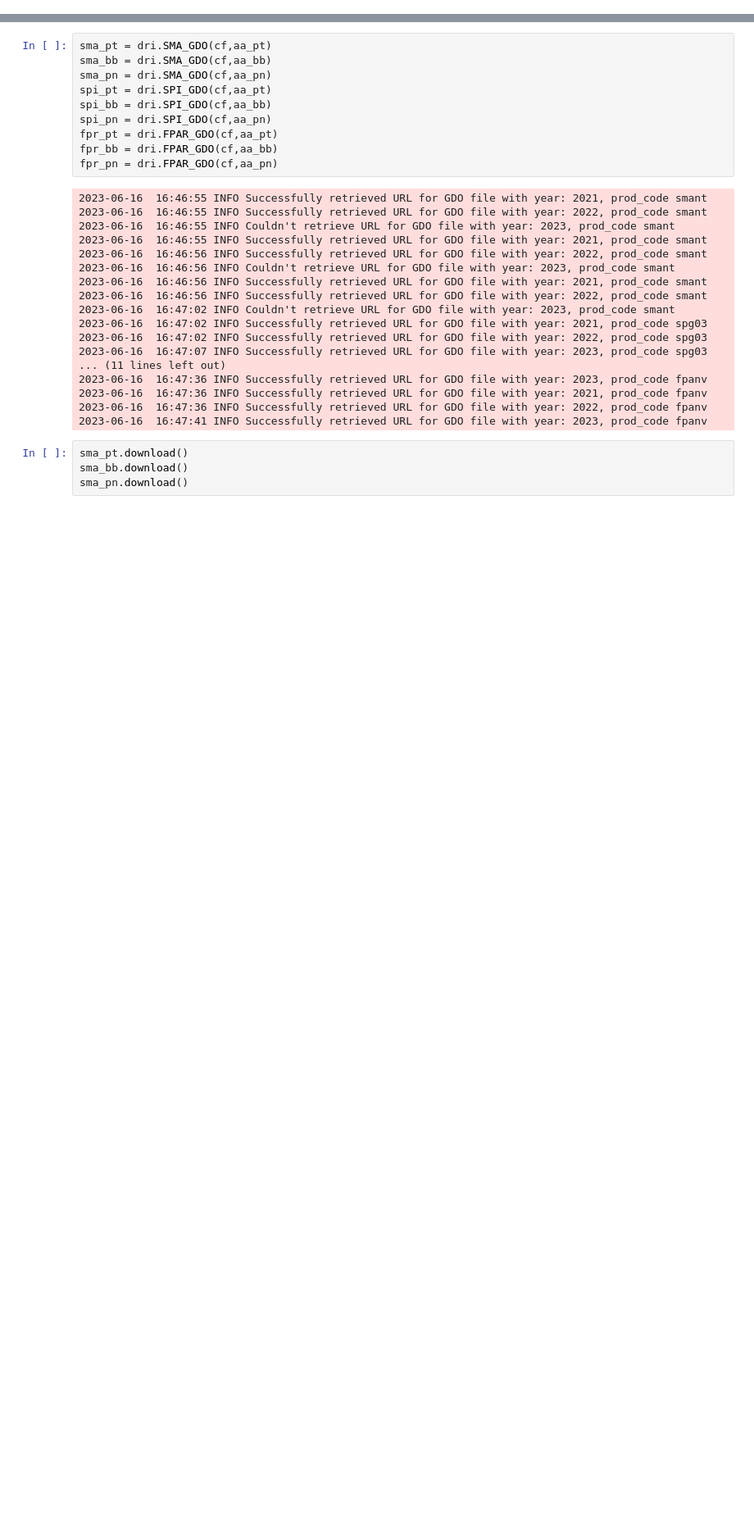
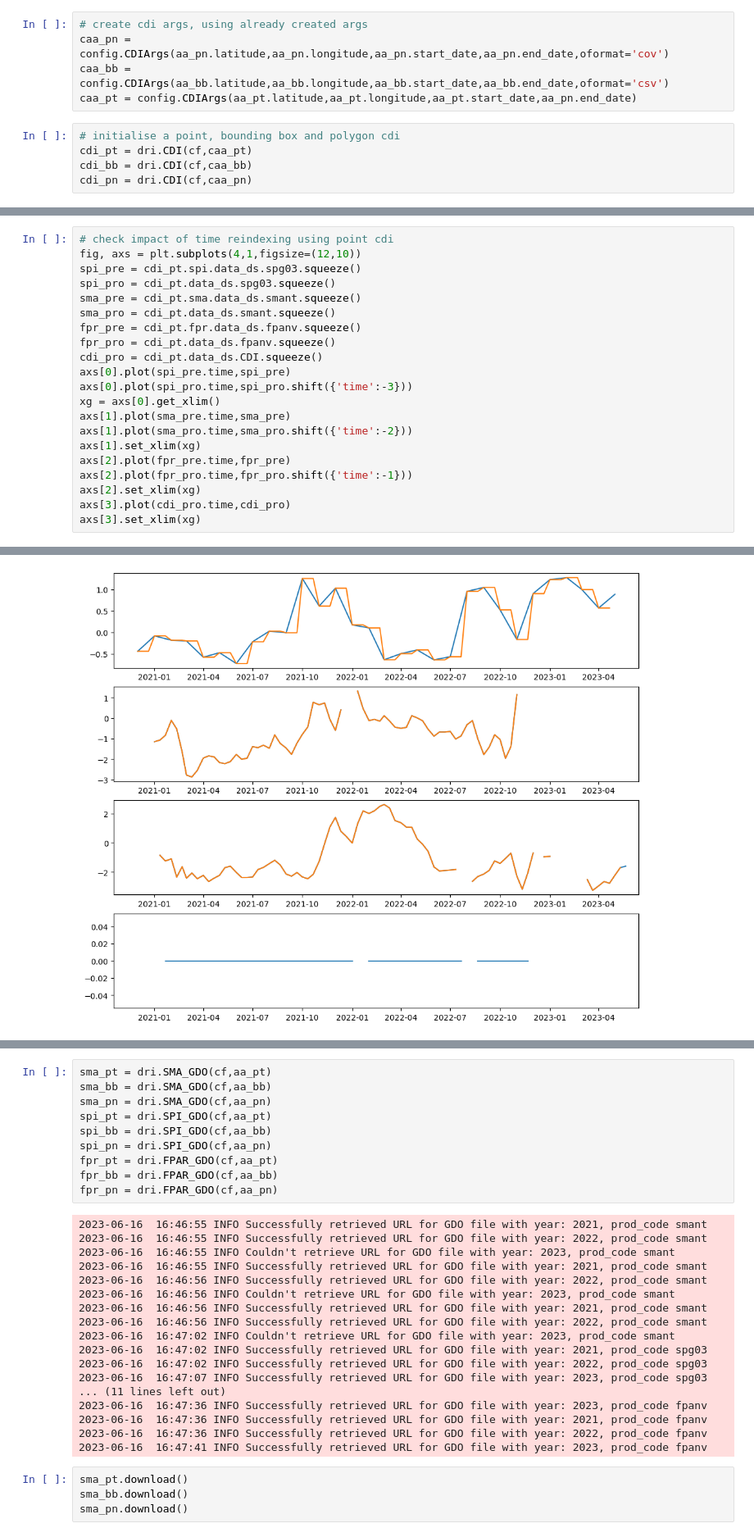
Before and after one commit to pixalytics-ltd/Climate-drought, a Jupyter notebook: test_cdi.ipynb, the cells around one changed output, grey strips where cells are left out. Shown at 82% size. Saved outputs shown, nothing was run; the diff lists cells and outputs as text; blank space fills up the shorter version.

```diff
--- a/test_cdi.ipynb
+++ b/test_cdi.ipynb
@@ -24,3 +19,13 @@ cf = config.Config(outdir= 'output',indir='input',verbose=False)
 aa_pt = config.AnalysisArgs(latitude=38.5,longitude=-119.5,start_date='20210121',end_date='20230531',oformat='cov')
 aa_bb = config.AnalysisArgs(latitude=[38.5,40.5],longitude=[-119.5,-117.5],start_date='20210121',end_date='20230531')
 aa_pn = config.AnalysisArgs(latitude=[38.5,40.5,38,38.5,38.5],longitude=[-119.5,-117.5,-118,-117.5,-116.5],start_date='20210121',end_date='20230531',oformat='cov')
+# %%
+# create cdi args, using already created args
+caa_pn = config.CDIArgs(aa_pn.latitude,aa_pn.longitude,aa_pn.start_date,aa_pn.end_date,oformat='cov')
+caa_bb = config.CDIArgs(aa_bb.latitude,aa_bb.longitude,aa_bb.start_date,aa_bb.end_date,oformat='csv')
+caa_pt = config.CDIArgs(aa_pt.latitude,aa_pt.longitude,aa_pt.start_date,aa_pn.end_date)
+# %%
+# initialise a point, bounding box and polygon cdi
+cdi_pt = dri.CDI(cf,caa_pt)
+cdi_bb = dri.CDI(cf,caa_bb)
+cdi_pn = dri.CDI(cf,caa_pn)
@@ -26,0 +125,22 @@ aa_pn = config.AnalysisArgs(latitude=[38.5,40.5,38,38.5,38.5],longitude=[-119.5,
+# %%
+# check impact of time reindexing using point cdi
+fig, axs = plt.subplots(4,1,figsize=(12,10))
+spi_pre = cdi_pt.spi.data_ds.spg03.squeeze()
+spi_pro = cdi_pt.data_ds.spg03.squeeze()
+sma_pre = cdi_pt.sma.data_ds.smant.squeeze()
+sma_pro = cdi_pt.data_ds.smant.squeeze()
+fpr_pre = cdi_pt.fpr.data_ds.fpanv.squeeze()
+fpr_pro = cdi_pt.data_ds.fpanv.squeeze()
+cdi_pro = cdi_pt.data_ds.CDI.squeeze()
+axs[0].plot(spi_pre.time,spi_pre)
+axs[0].plot(spi_pro.time,spi_pro.shift({'time':-3}))
+xg = axs[0].get_xlim()
+axs[1].plot(sma_pre.time,sma_pre)
+axs[1].plot(sma_pro.time,sma_pro.shift({'time':-2}))
+axs[1].set_xlim(xg)
+axs[2].plot(fpr_pre.time,fpr_pre)
+axs[2].plot(fpr_pro.time,fpr_pro.shift({'time':-1}))
+axs[2].set_xlim(xg)
+axs[3].plot(cdi_pro.time,cdi_pro)
+axs[3].set_xlim(xg)
+# %% [output]
@@ -26,0 +148 @@ aa_pn = config.AnalysisArgs(latitude=[38.5,40.5,38,38.5,38.5],longitude=[-119.5,
+[figure, added]
```
Also changed, not shown: parts of 14 cells of this notebook, 2 other files.
